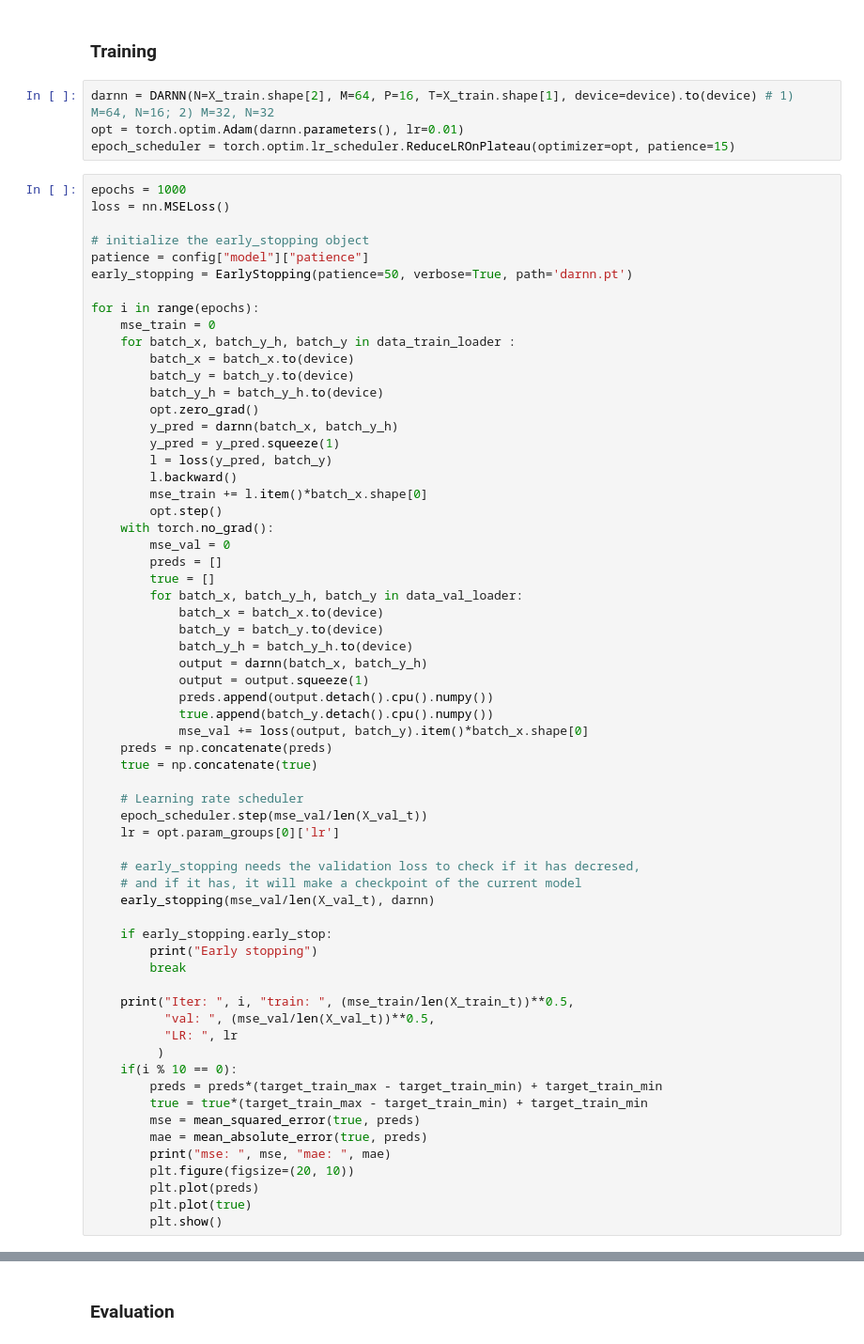
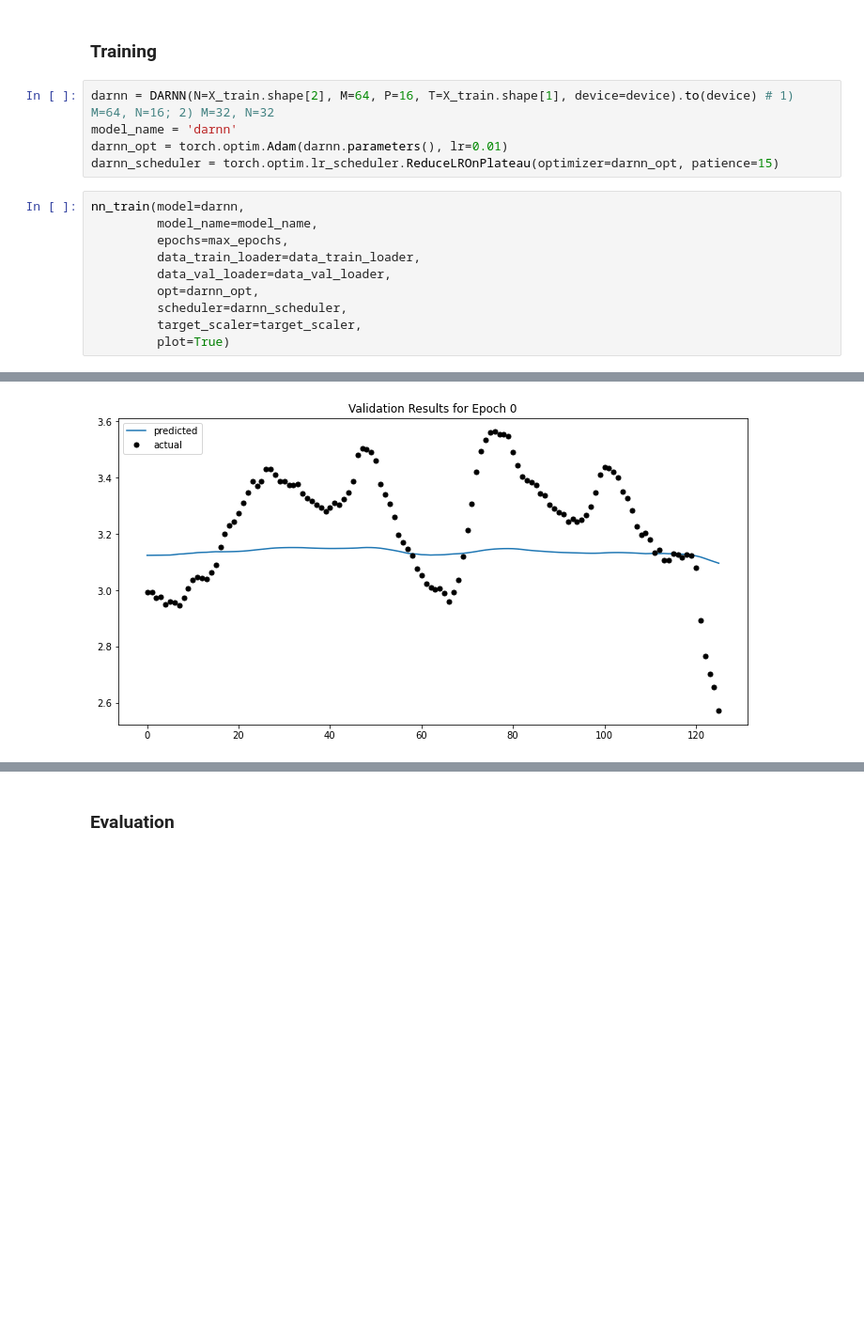
Before and after one commit to chrisprasanna/Predicting_Seattle_Gas_Prices_with_ML, a Jupyter notebook: Natural_Gas_Stock_Forecast-v5.ipynb, the cells around one changed output, grey strips where cells are left out. Shown at 94% size. Cells and saved outputs as stored; diff of their text form; blank space fills up the shorter version.

```diff
--- a/Natural_Gas_Stock_Forecast-v5.ipynb
+++ b/Natural_Gas_Stock_Forecast-v5.ipynb
@@ -1304,69 +1304,17 @@ class DARNN(nn.Module):
 ### Training
 # %%
 darnn = DARNN(N=X_train.shape[2], M=64, P=16, T=X_train.shape[1], device=device).to(device) # 1) M=64, N=16; 2) M=32, N=32
-opt = torch.optim.Adam(darnn.parameters(), lr=0.01)
-epoch_scheduler = torch.optim.lr_scheduler.ReduceLROnPlateau(optimizer=opt, patience=15)
+model_name = 'darnn'
+darnn_opt = torch.optim.Adam(darnn.parameters(), lr=0.01)
+darnn_scheduler = torch.optim.lr_scheduler.ReduceLROnPlateau(optimizer=darnn_opt, patience=15)
 # %%
-epochs = 1000
-loss = nn.MSELoss()
-
-# initialize the early_stopping object
-patience = config["model"]["patience"]
-early_stopping = EarlyStopping(patience=50, verbose=True, path='darnn.pt')
-
-for i in range(epochs):
-    mse_train = 0
-    for batch_x, batch_y_h, batch_y in data_train_loader :
-        batch_x = batch_x.to(device)
-        batch_y = batch_y.to(device)
-        batch_y_h = batch_y_h.to(device)
-        opt.zero_grad()
-        y_pred = darnn(batch_x, batch_y_h)
-        y_pred = y_pred.squeeze(1)
-        l = loss(y_pred, batch_y)
-        l.backward()
-        mse_train += l.item()*batch_x.shape[0]
-        opt.step()
-    with torch.no_grad():
-        mse_val = 0
-        preds = []
-        true = []
-        for batch_x, batch_y_h, batch_y in data_val_loader:
-            batch_x = batch_x.to(device)
-            batch_y = batch_y.to(device)
-            batch_y_h = batch_y_h.to(device)
-            output = darnn(batch_x, batch_y_h)
-            output = output.squeeze(1)
-            preds.append(output.detach().cpu().numpy())
-            true.append(batch_y.detach().cpu().numpy())
-            mse_val += loss(output, batch_y).item()*batch_x.shape[0]
-    preds = np.concatenate(preds)
-    true = np.concatenate(true)
-
-    # Learning rate scheduler
-    epoch_scheduler.step(mse_val/len(X_val_t))
-    lr = opt.param_groups[0]['lr']
-
-    # early_stopping needs the validation loss to check if it has decresed,
-    # and if it has, it will make a checkpoint of the current model
-    early_stopping(mse_val/len(X_val_t), darnn)
-
-    if early_stopping.early_stop:
-        print("Early stopping")
-        break
-
-    print("Iter: ", i, "train: ", (mse_train/len(X_train_t))**0.5,
-          "val: ", (mse_val/len(X_val_t))**0.5,
-          "LR: ", lr
-         )
-    if(i % 10 == 0):
-        preds = preds*(target_train_max - target_train_min) + target_train_min
-        true = true*(target_train_max - target_train_min) + target_train_min
-        mse = mean_squared_error(true, preds)
-        mae = mean_absolute_error(true, preds)
-        print("mse: ", mse, "mae: ", mae)
-        plt.figure(figsize=(20, 10))
-        plt.plot(preds)
-        plt.plot(true)
-        plt.show()
+nn_train(model=darnn,
+         model_name=model_name,
+         epochs=max_epochs,
+         data_train_loader=data_train_loader,
+         data_val_loader=data_val_loader,
+         opt=darnn_opt,
+         scheduler=darnn_scheduler,
+         target_scaler=target_scaler,
+         plot=True)
 # %% [output]
@@ -1373,0 +1324 @@ NameError: name 'config' is not defined
+[figure, added]
```
Also changed, not shown: parts of 14 cells of this notebook.
